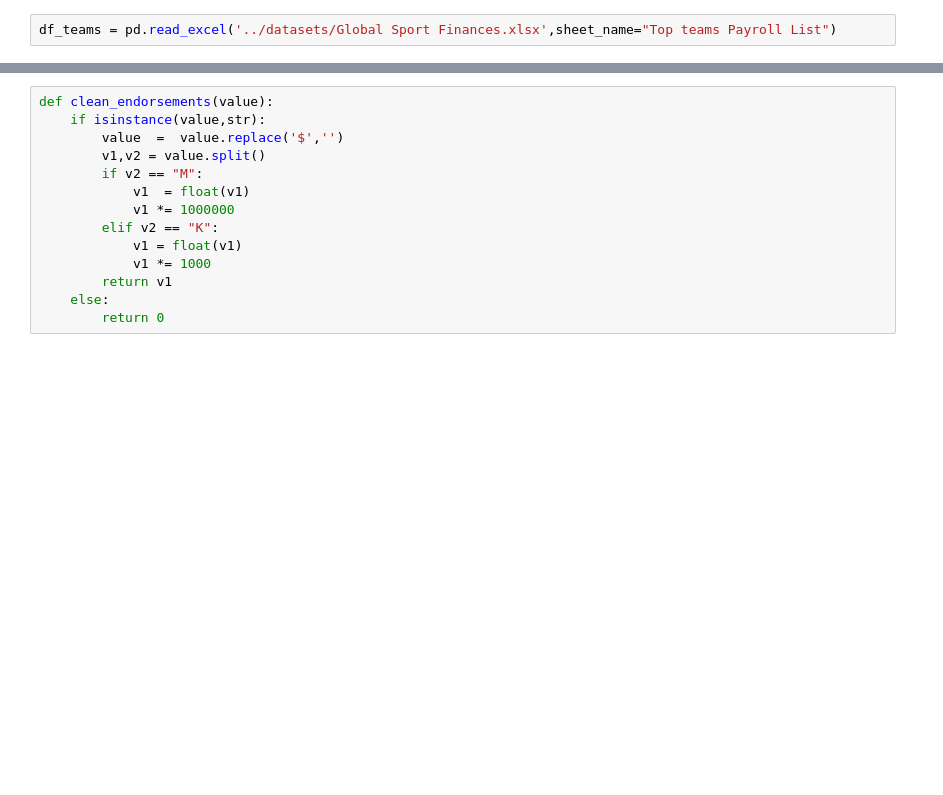
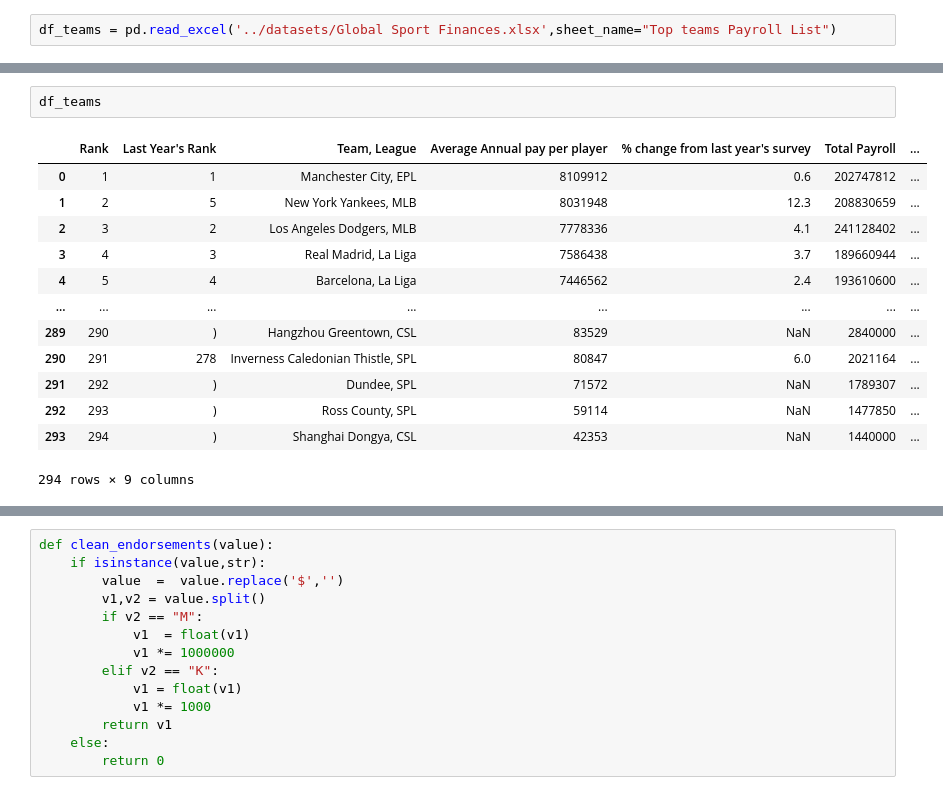
Before and after one commit to arjun-verma/Major_Project, a Jupyter notebook: analysis/preprocessing.ipynb, the cells around one changed output, grey strips where cells are left out. Drawn from its saved outputs; the diff is of its cells as text; blank space fills up the shorter version.

```diff
--- a/analysis/preprocessing.ipynb
+++ b/analysis/preprocessing.ipynb
@@ -22,0 +34,16 @@ df_salary
+# %%
+df_teams
+# %% [output]
+|  | Rank | Last Year's Rank | Team, League | Average Annual pay per player | % change from last year's survey | Total Payroll | ... |
+| 0 | 1 | 1 | Manchester City, EPL | 8109912 | 0.6 | 202747812 | ... |
+| 1 | 2 | 5 | New York Yankees, MLB | 8031948 | 12.3 | 208830659 | ... |
+| 2 | 3 | 2 | Los Angeles Dodgers, MLB | 7778336 | 4.1 | 241128402 | ... |
+| 3 | 4 | 3 | Real Madrid, La Liga | 7586438 | 3.7 | 189660944 | ... |
+| 4 | 5 | 4 | Barcelona, La Liga | 7446562 | 2.4 | 193610600 | ... |
+| ... | ... | ... | ... | ... | ... | ... | ... |
+| 289 | 290 | ) | Hangzhou Greentown, CSL | 83529 | NaN | 2840000 | ... |
+| 290 | 291 | 278 | Inverness Caledonian Thistle, SPL | 80847 | 6.0 | 2021164 | ... |
+| 291 | 292 | ) | Dundee, SPL | 71572 | NaN | 1789307 | ... |
+| 292 | 293 | ) | Ross County, SPL | 59114 | NaN | 1477850 | ... |
+| 293 | 294 | ) | Shanghai Dongya, CSL | 42353 | NaN | 1440000 | ... |
+294 rows × 9 columns
```
Also changed, not shown: parts of 14 cells of this notebook, 2 other files.
